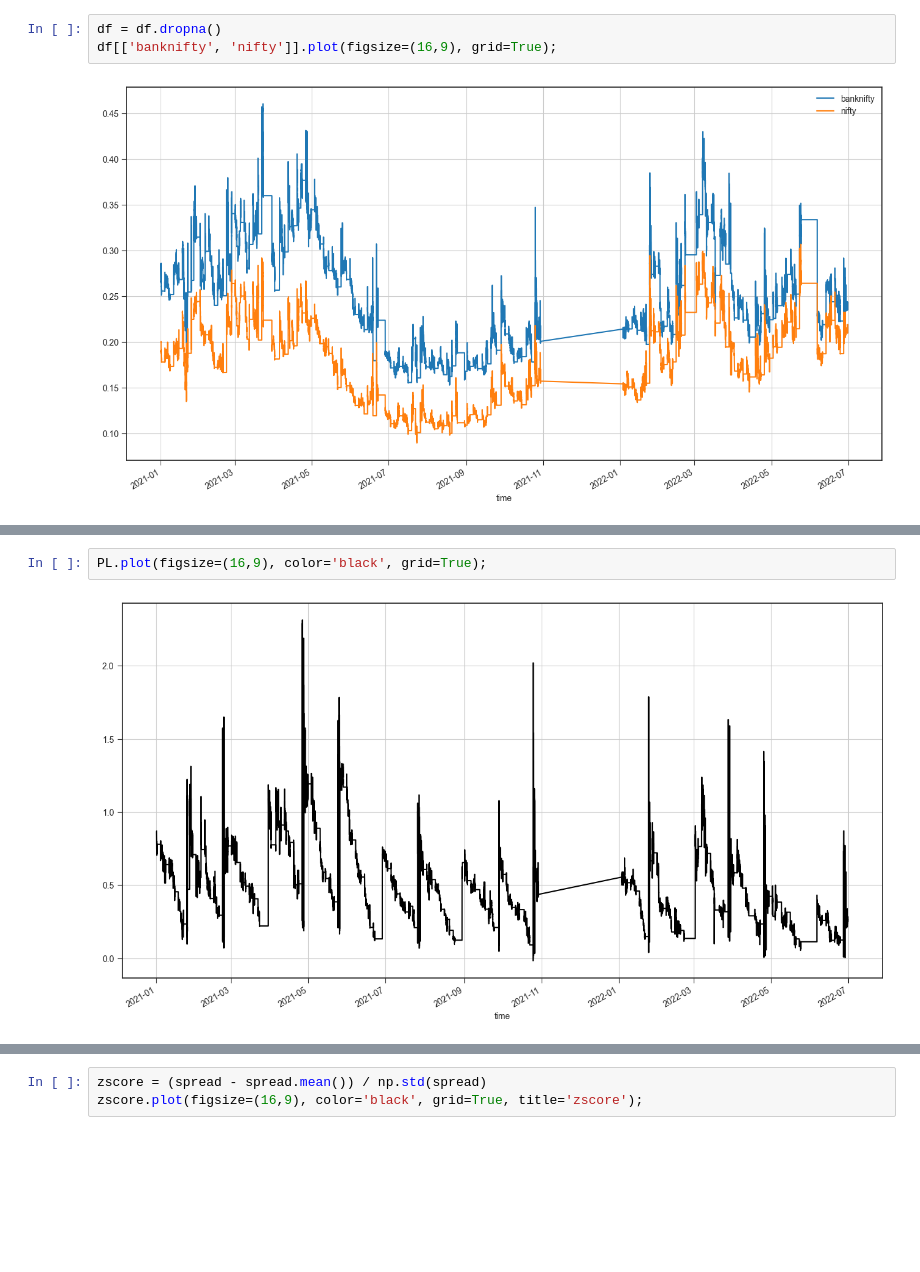
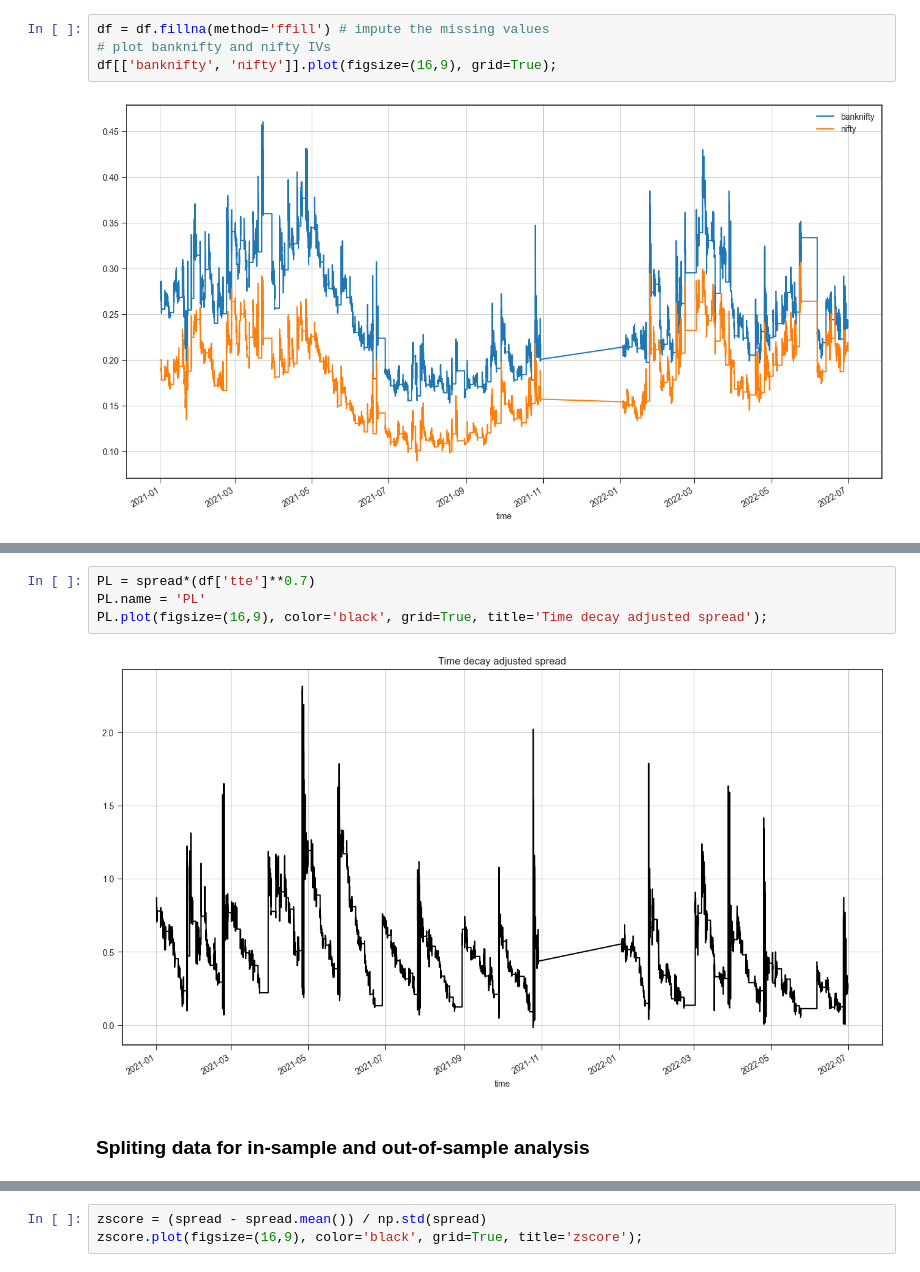
Before and after one commit to Harkishan-99/Quant-Research-Project---Harkishan, a Jupyter notebook: Research Notebook.ipynb, the cells around one changed output, grey strips where cells are left out. Saved outputs shown, nothing was run; the diff lists cells and outputs as text; blank space fills up the shorter version.

```diff
--- a/Research Notebook.ipynb
+++ b/Research Notebook.ipynb
@@ -21,5 +39,6 @@ df.head()
 # %%
-df = df.dropna()
+df = df.fillna(method='ffill') # impute the missing values
+# plot banknifty and nifty IVs
 df[['banknifty', 'nifty']].plot(figsize=(16,9), grid=True);
 # %% [output]
 [figure]
@@ -34,4 +61,8 @@ spread.plot(figsize=(16,9), color='black', grid=True);
 # %%
-PL.plot(figsize=(16,9), color='black', grid=True);
+PL = spread*(df['tte']**0.7)
+PL.name = 'PL'
+PL.plot(figsize=(16,9), color='black', grid=True, title='Time decay adjusted spread');
 # %% [output]
-[figure, old version]
+[figure, new version]
+# %% [markdown]
+### Spliting data for in-sample and out-of-sample analysis
```
Also changed, not shown: parts of 30 cells of this notebook.
